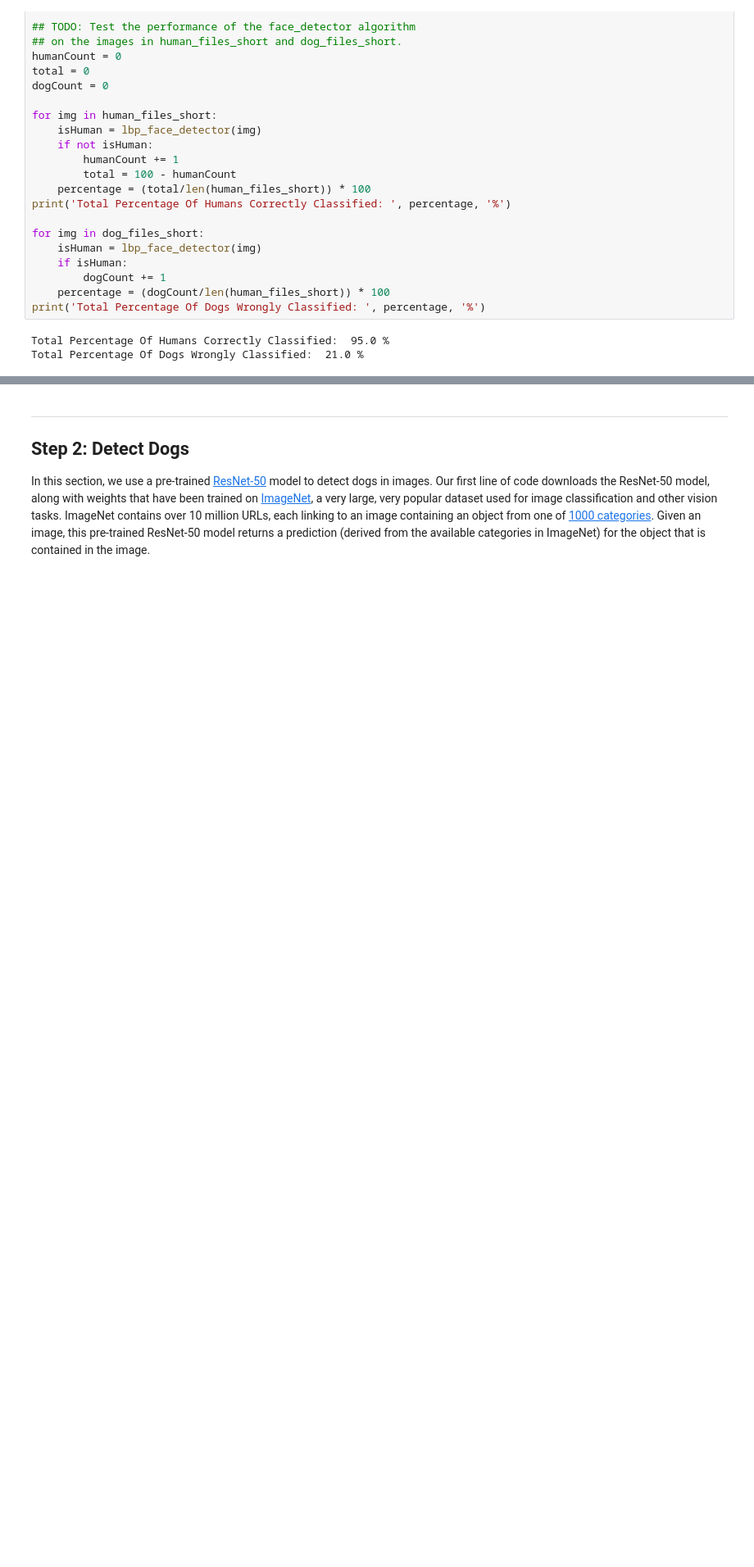
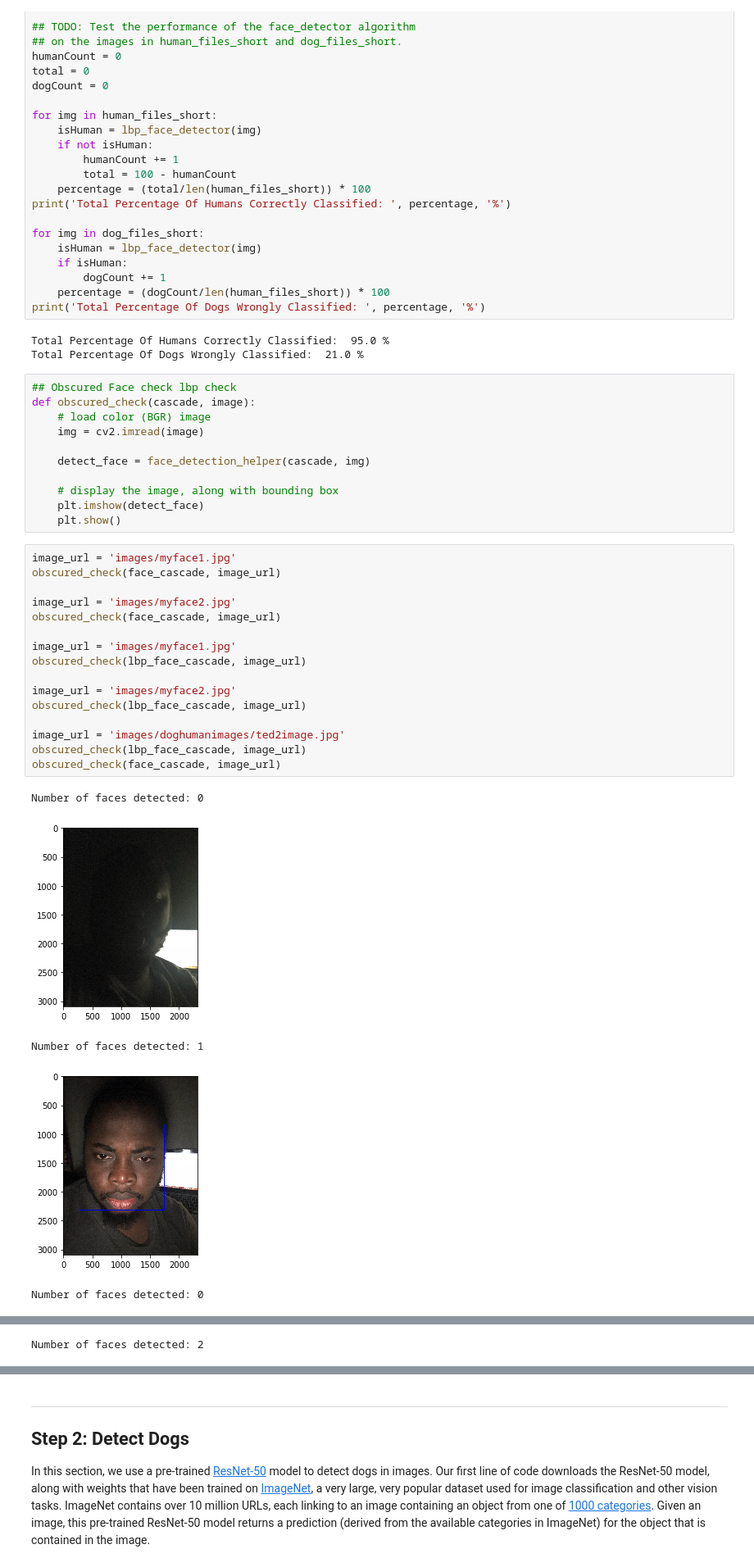
Before and after one commit to tonespy/dog_breed_project, a Jupyter notebook: dog_app.ipynb, the cells around one changed output, grey strips where cells are left out. Shown at 82% size. Cells and saved outputs as stored; diff of their text form; blank space fills up the shorter version.

```diff
--- a/dog_app.ipynb
+++ b/dog_app.ipynb
@@ -263,3 +263,36 @@ print('Total Percentage Of Dogs Wrongly Classified: ', percentage, '%')
 # %% [output]
 Total Percentage Of Humans Correctly Classified:  95.0 %
 Total Percentage Of Dogs Wrongly Classified:  21.0 %
+# %%
+## Obscured Face check lbp check
+def obscured_check(cascade, image):
+    # load color (BGR) image
+    img = cv2.imread(image)
+
+    detect_face = face_detection_helper(cascade, img)
+
+    # display the image, along with bounding box
+    plt.imshow(detect_face)
+    plt.show()
+# %%
+image_url = 'images/myface1.jpg'
+obscured_check(face_cascade, image_url)
+
+image_url = 'images/myface2.jpg'
+obscured_check(face_cascade, image_url)
+
+image_url = 'images/myface1.jpg'
+obscured_check(lbp_face_cascade, image_url)
+
+image_url = 'images/myface2.jpg'
+obscured_check(lbp_face_cascade, image_url)
+
+image_url = 'images/doghumanimages/ted2image.jpg'
+obscured_check(lbp_face_cascade, image_url)
+obscured_check(face_cascade, image_url)
+# %% [output]
+Number of faces detected: 0
+[figure, added]
+Number of faces detected: 1
+[figure, added]
+Number of faces detected: 0
@@ -265,0 +300 @@ Total Percentage Of Dogs Wrongly Classified:  21.0 %
+Number of faces detected: 2
```
Also changed, not shown: parts of 26 cells of this notebook, 2 other files.
